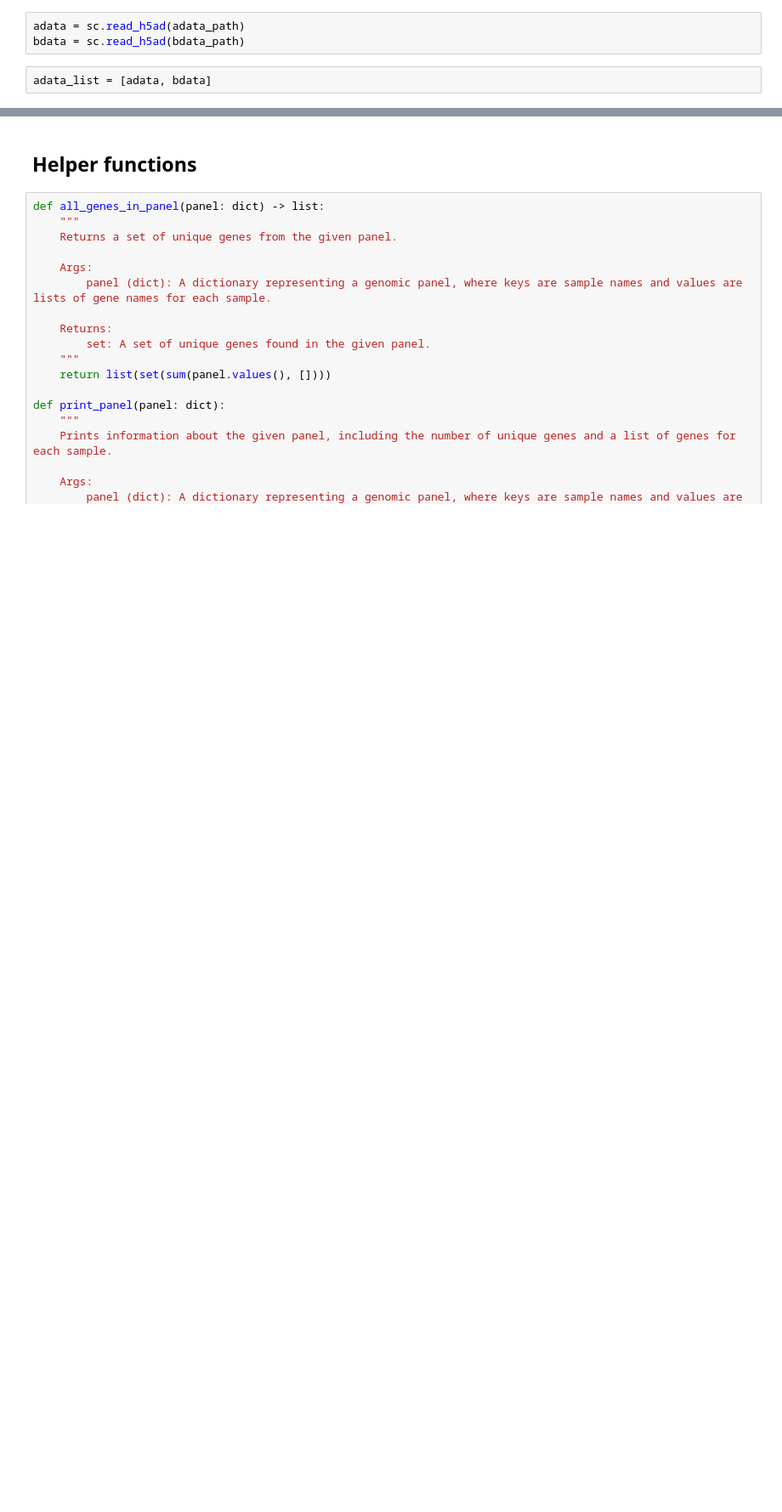
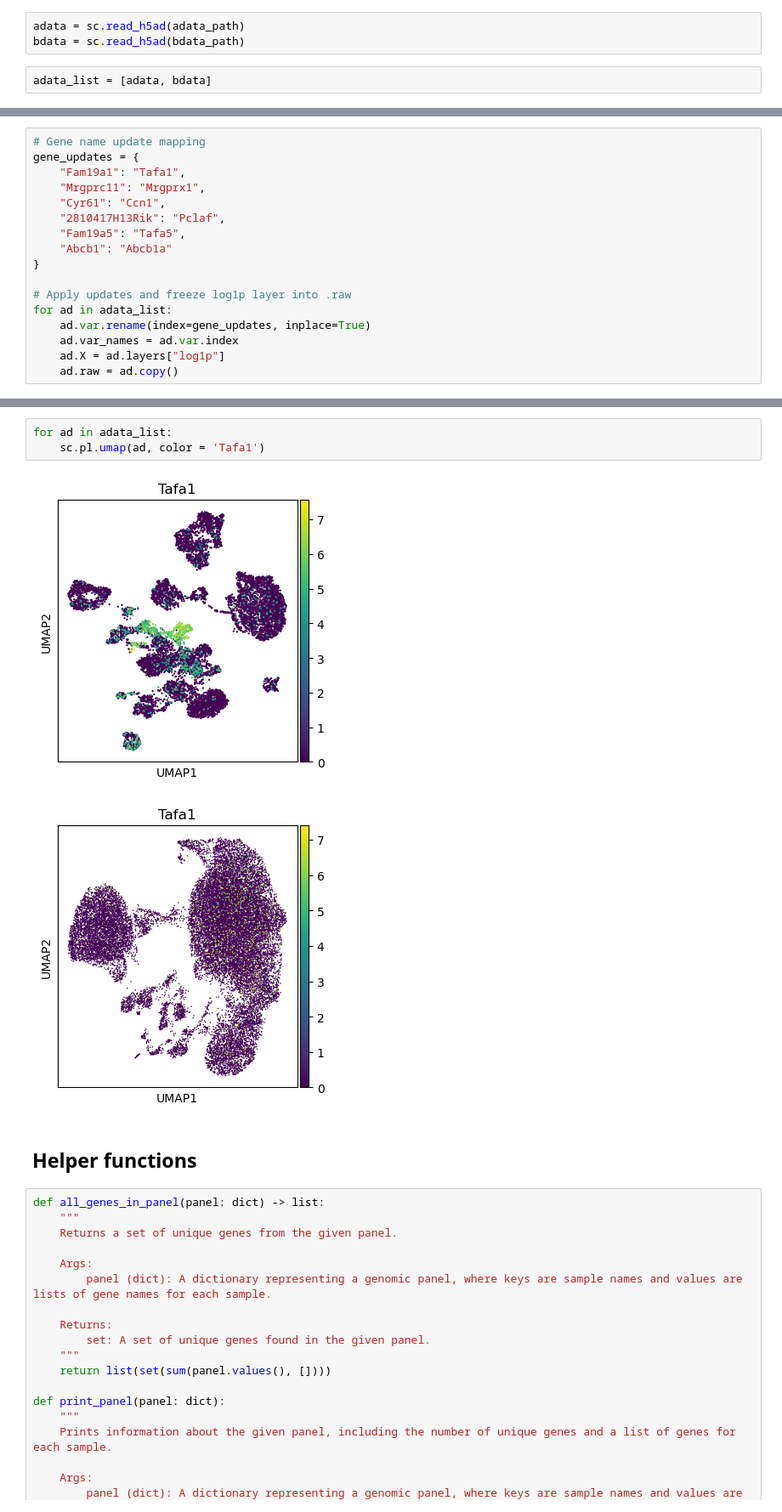
Before and after one commit to aifimmunology/spatial_drg_colon_bladder, a Jupyter notebook: 03_finalization/01_panel-draft-corrected.ipynb, the cells around one changed output, grey strips where cells are left out. Shown: that part at 85% size. Cells and saved outputs as stored; diff of their text form; blank space fills up the shorter version.

```diff
--- a/03_finalization/01_panel-draft-corrected.ipynb
+++ b/03_finalization/01_panel-draft-corrected.ipynb
@@ -41,0 +65,17 @@ adata_list = [adata, bdata]
+# %%
+# Gene name update mapping
+gene_updates = {
+    "Fam19a1": "Tafa1",
+    "Mrgprc11": "Mrgprx1",
+    "Cyr61": "Ccn1",
+    "2810417H13Rik": "Pclaf",
+    "Fam19a5": "Tafa5",
+    "Abcb1": "Abcb1a"
+}
+
+# Apply updates and freeze log1p layer into .raw
+for ad in adata_list:
+    ad.var.rename(index=gene_updates, inplace=True)
+    ad.var_names = ad.var.index
+    ad.X = ad.layers["log1p"]
+    ad.raw = ad.copy()
@@ -42,3 +91,9 @@ adata_list = [adata, bdata]
+# %%
+for ad in adata_list:
+    sc.pl.umap(ad, color = 'Tafa1')
+# %% [output]
+[figure, added]
+[figure, added]
 # %% [markdown]
 ## Helper functions
 # %%
```
Also changed, not shown: parts of 28 cells of this notebook, 1 other file.
